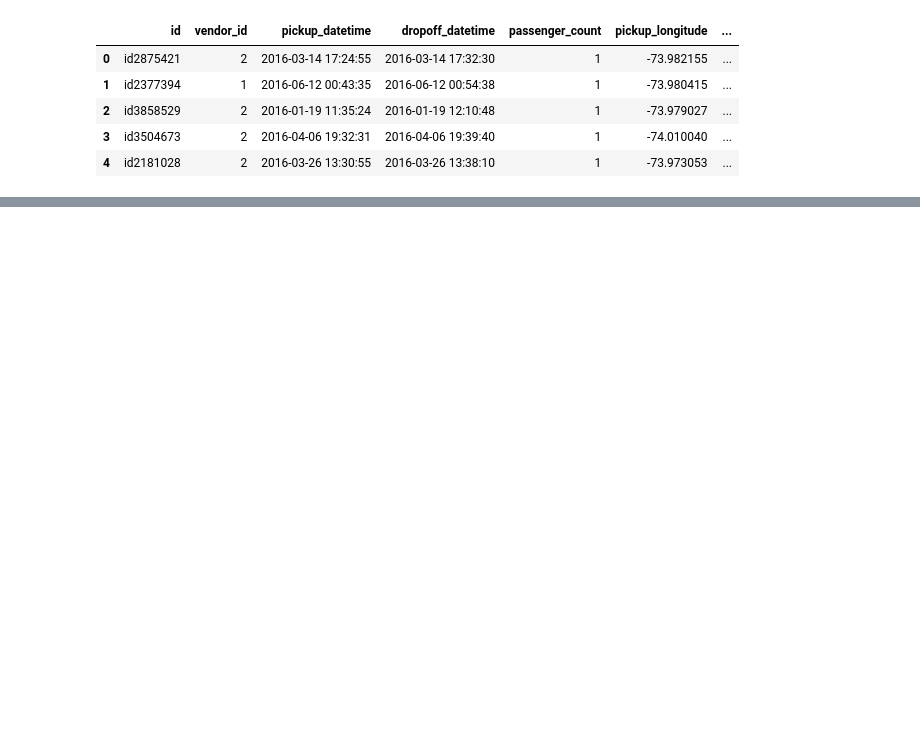
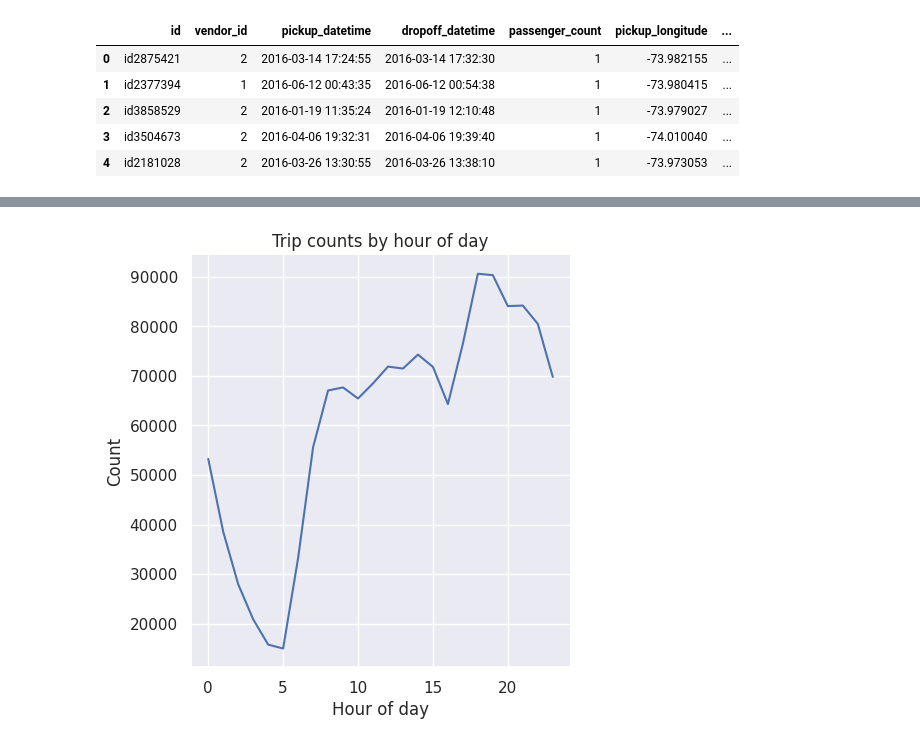
Before and after one commit to bulatibrr/nyc-taxi-trip-duration, a Jupyter notebook: nyc-taxi.ipynb, the cells around one changed output, grey strips where cells are left out. Saved outputs shown, nothing was run; the diff lists cells and outputs as text; code cells hidden in the pictures; blank space fills up the shorter version.

```diff
--- a/nyc-taxi.ipynb
+++ b/nyc-taxi.ipynb
@@ -16,0 +95,5 @@ data.head()
+# %%
+counts_hour_of_day = dataf.pickup_datetime.dt.hour.value_counts().sort_index()
+get_relplot(counts_hour_of_day.index, counts_hour_of_day, 'Trip counts by hour of day', 'Hour of day', 'Count')
+# %% [output]
+[figure, added]
```
Also changed, not shown: parts of 18 cells of this notebook.
